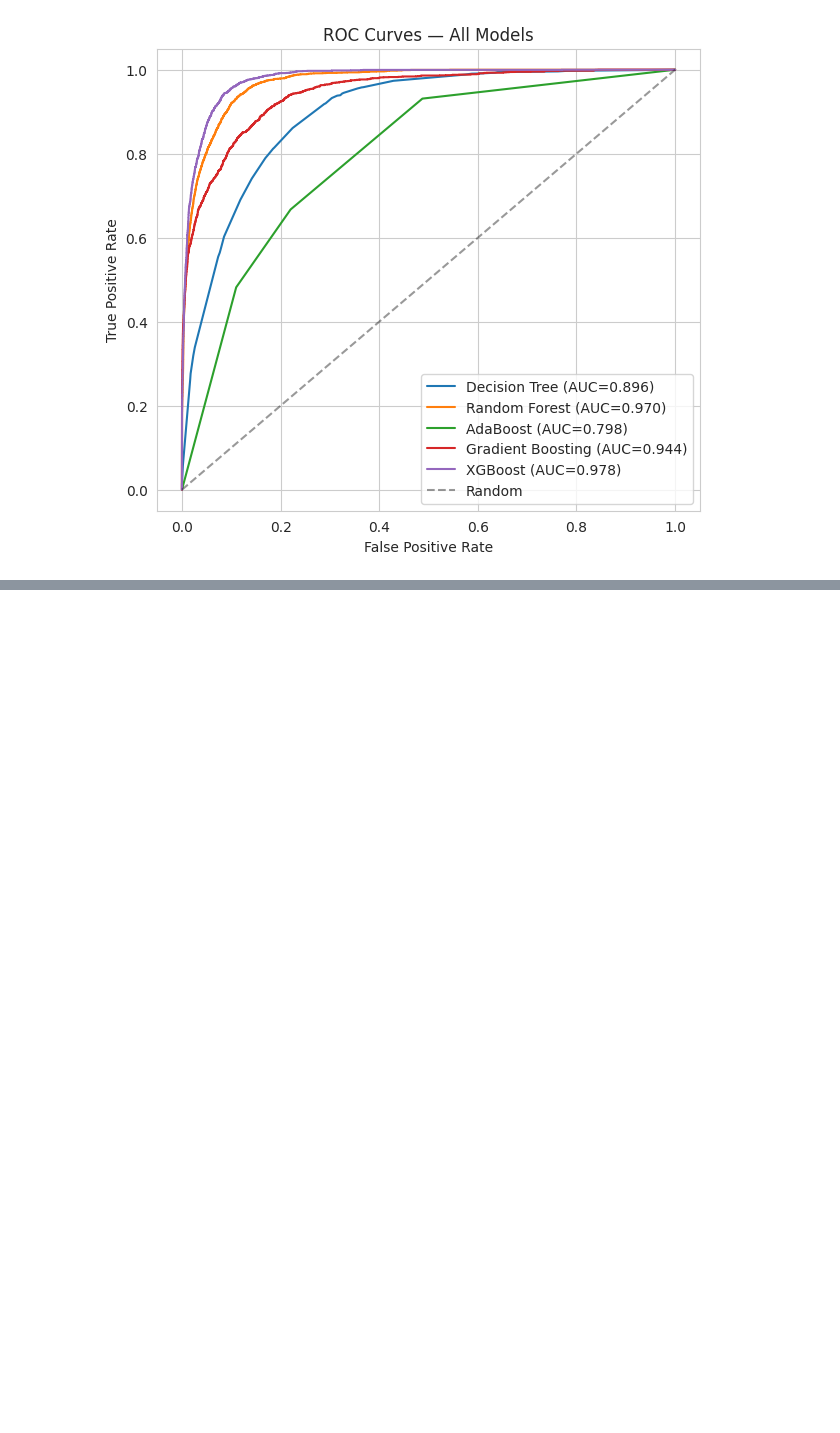
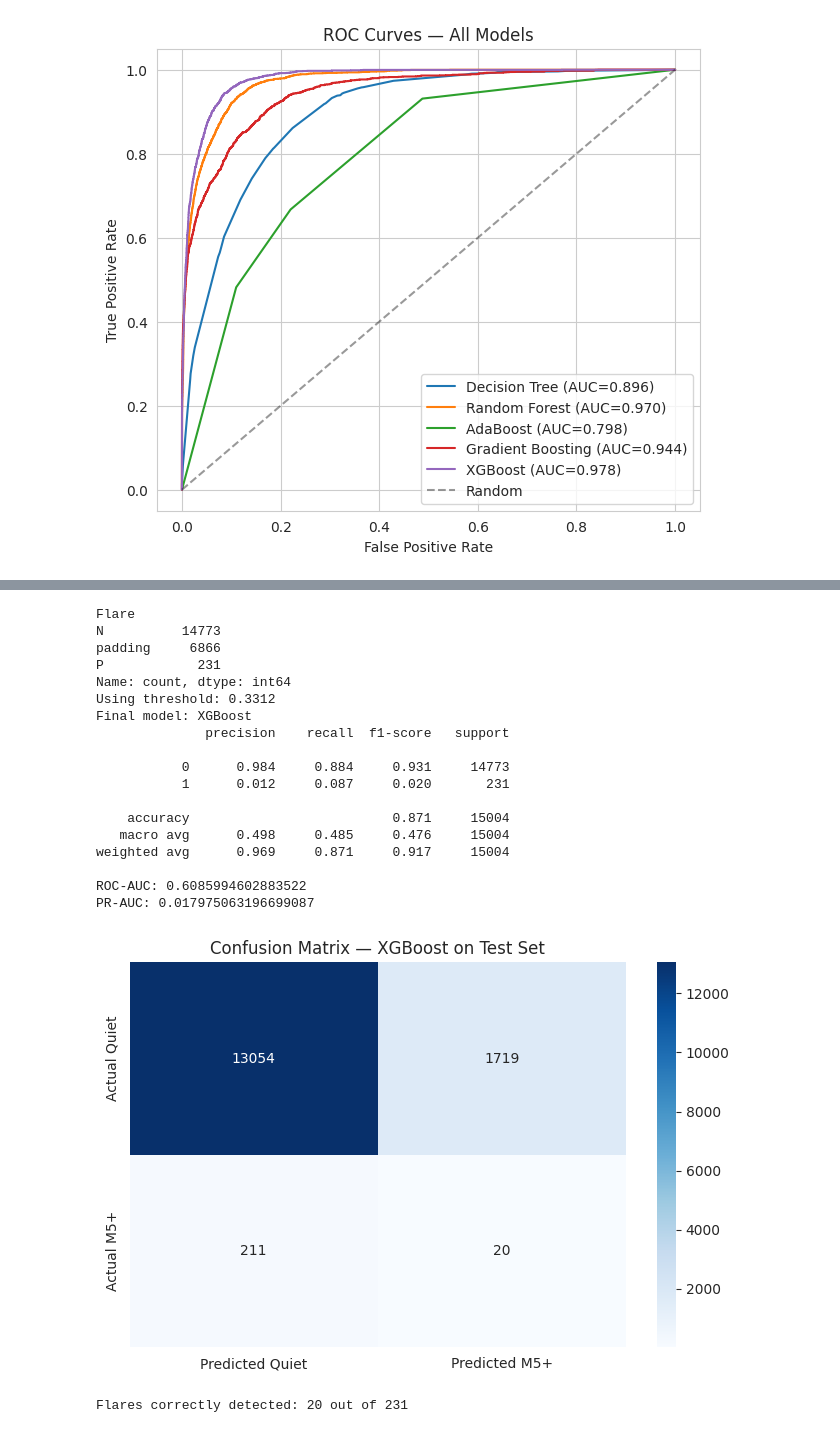
Before and after one commit to aceholland/Predicting-Sun-s-Most-Dangerous-Eruptions---24-hours-before, a Jupyter notebook: The_M5_Flare_Problem_.ipynb, the cells around one changed output, grey strips where cells are left out. Saved outputs shown, nothing was run; the diff lists cells and outputs as text; code cells hidden in the pictures; blank space fills up the shorter version.

```diff
--- a/The_M5_Flare_Problem_.ipynb
+++ b/The_M5_Flare_Problem_.ipynb
@@ -474,0 +635,77 @@ plt.show()
+# %%
+test_df = pd.read_csv("testing_data_M5_24.csv")
+
+print(test_df["Flare"].value_counts(dropna=False))
+test_df = test_df[test_df["Flare"] != "padding"].reset_index(drop=True)
+test_df["flare_label"] = test_df["Flare"].apply(to_m5_label)
+
+test_df["energy_density"] = test_df["TOTPOT"] / test_df["AREA_ACR"].replace(0, np.nan)
+test_df["current_density"] = test_df["TOTUSJZ"] / test_df["AREA_ACR"].replace(0, np.nan)
+test_df["twist_current_ratio"] = test_df["TOTUSJH"] / test_df["TOTUSJZ"].replace(0, np.nan)
+test_df["r_value_totpot_interaction"] = test_df["R_VALUE"] * test_df["TOTPOT"]
+test_df["log_usflux"] = np.log1p(test_df["USFLUX"])
+test_df["helicity_density"] = test_df["ABSNJZH"] / test_df["AREA_ACR"].replace(0, np.nan)
+test_df[new_features] = test_df[new_features].replace([np.inf, -np.inf], np.nan)
+test_df[new_features] = test_df[new_features].fillna(df_feat[new_features].median())
+
+for f in new_features:
+    lower = df_feat[f].quantile(0.01)
+    upper = df_feat[f].quantile(0.99)
+    test_df[f] = test_df[f].clip(lower, upper)
+
+X_test = test_df[final_features]
+y_test = test_df["flare_label"]
+
+# Keep XGBoost -- it had the best recall of all 5 models
+final_model_name = "XGBoost"
+final_model = models[final_model_name]
+
+test_proba = final_model.predict_proba(X_test)[:, 1]
+
+# Pick a threshold using VALIDATION data aiming for 99% recall (instead of the default 0.5 cutoff)
+val_proba = final_model.predict_proba(X_val)[:, 1]
+precisions, recalls, thresholds = precision_recall_curve(y_val, val_proba)
+target_recall = 0.99
+valid_idx = [i for i, r in enumerate(recalls) if r >= target_recall]
+idx = valid_idx[-1]
+chosen_threshold = thresholds[idx] if idx < len(thresholds) else 0.5
+print(f"Using threshold: {chosen_threshold:.4f}")
+
+test_pred = (test_proba >= chosen_threshold).astype(int)
+
+print(f"Final model: {final_model_name}")
+print(classification_report(y_test, test_pred, digits=3))
+print("ROC-AUC:", roc_auc_score(y_test, test_proba))
+print("PR-AUC:", average_precision_score(y_test, test_proba))
+
+cm = confusion_matrix(y_test, test_pred)
+sns.heatmap(cm, annot=True, fmt="d", cmap="Blues",
+            xticklabels=["Predicted Quiet", "Predicted M5+"],
+            yticklabels=["Actual Quiet", "Actual M5+"])
+plt.title(f"Confusion Matrix — {final_model_name} on Test Set")
+plt.show()
+
+true_positives = cm[1, 1]
+false_negatives = cm[1, 0]
+print(f"\nFlares correctly detected: {true_positives} out of {true_positives + false_negatives}")
+# %% [output]
+Flare
+N          14773
+padding     6866
+P            231
+Name: count, dtype: int64
+Using threshold: 0.3312
+Final model: XGBoost
+              precision    recall  f1-score   support
+
+           0      0.984     0.884     0.931     14773
+           1      0.012     0.087     0.020       231
+
+    accuracy                          0.871     15004
+   macro avg      0.498     0.485     0.476     15004
+weighted avg      0.969     0.871     0.917     15004
+
+ROC-AUC: 0.6085994602883522
+PR-AUC: 0.017975063196699087
+[figure, added]
+Flares correctly detected: 20 out of 231
```
Also changed, not shown: parts of 24 cells of this notebook.
